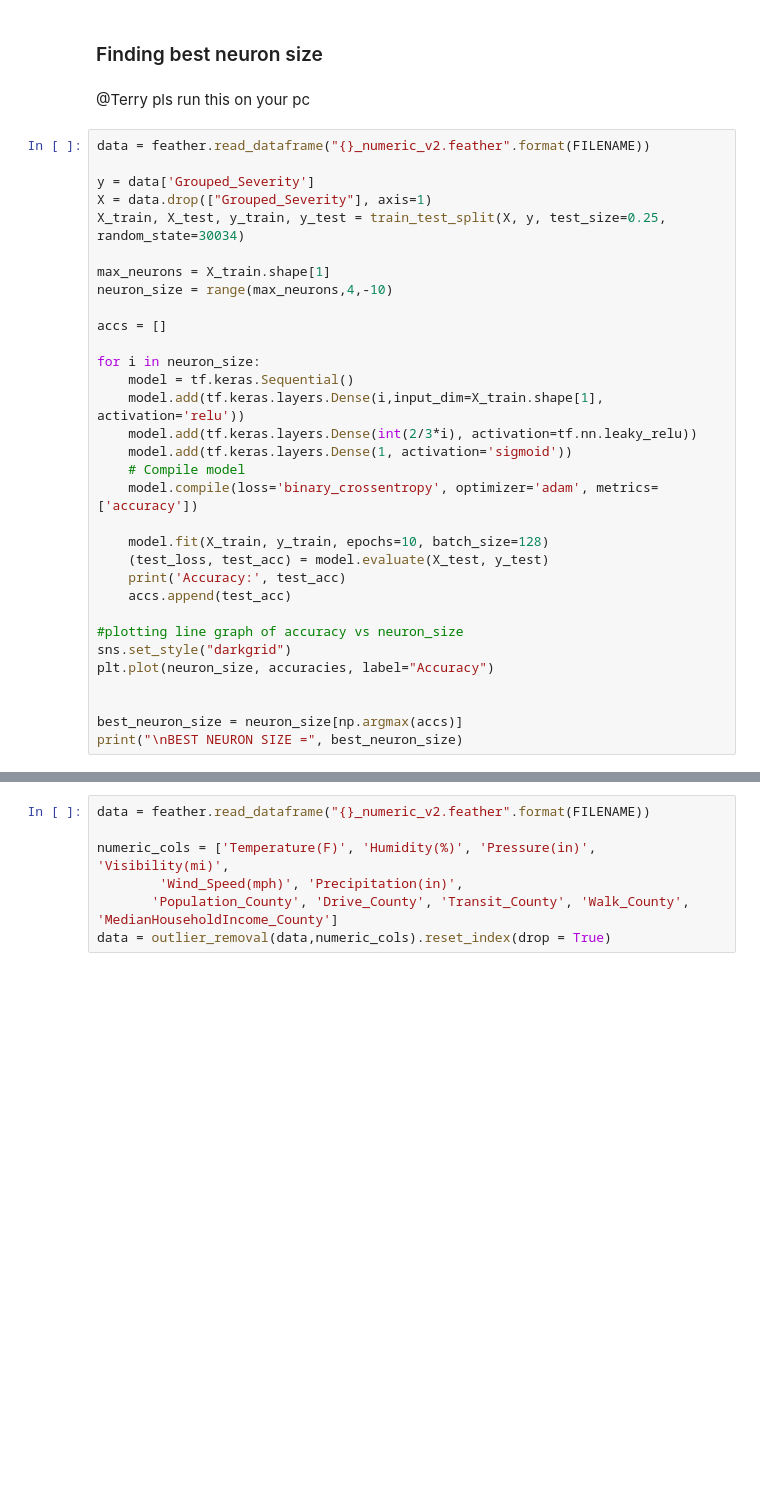
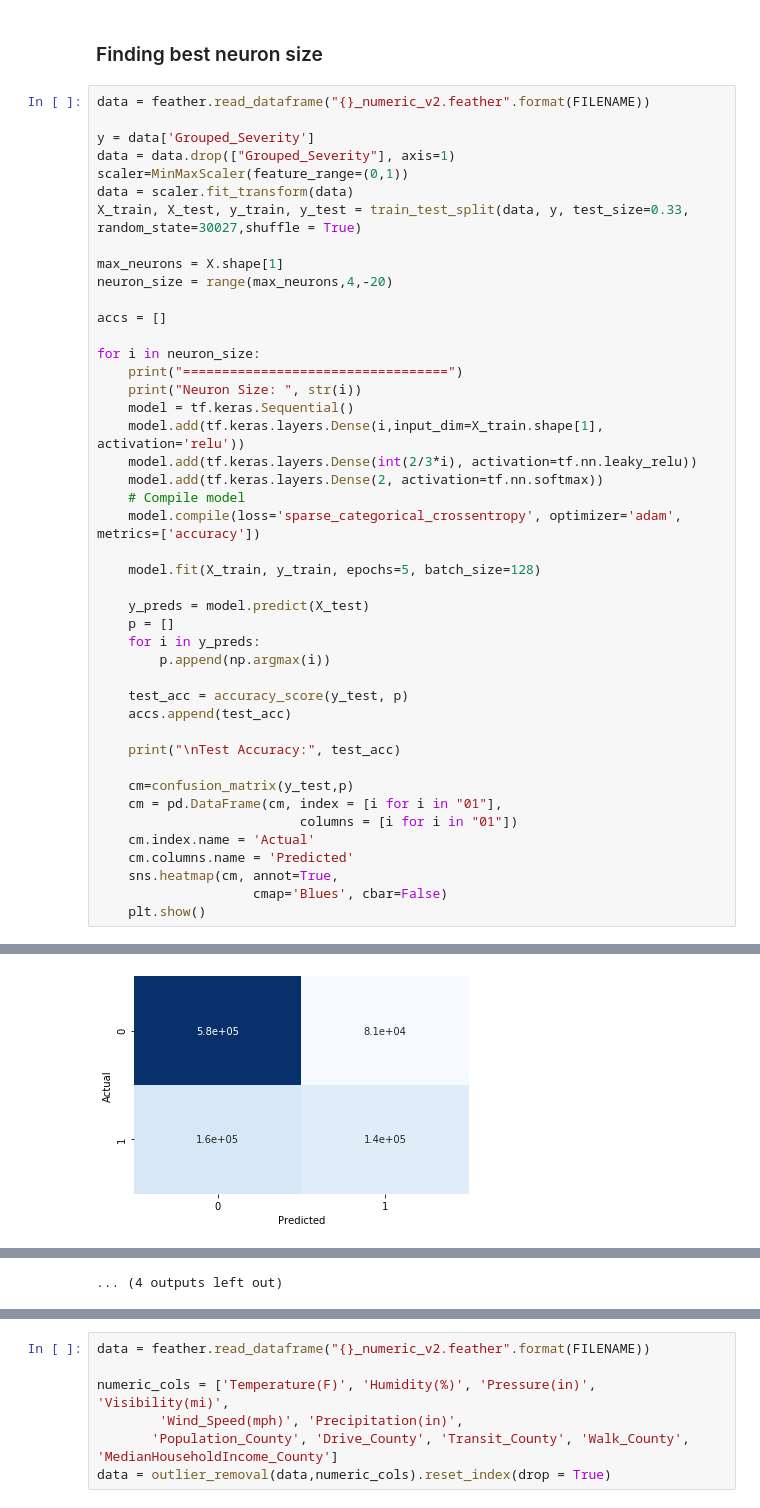
Before and after one commit to Abhilash240800/FinalProject_USAccidents, a Jupyter notebook: Jupyter Notebooks/NeuralNet_v2.ipynb, the cells around one changed output, grey strips where cells are left out. Saved outputs shown, nothing was run; the diff lists cells and outputs as text; blank space fills up the shorter version.

```diff
--- a/Jupyter Notebooks/NeuralNet_v2.ipynb
+++ b/Jupyter Notebooks/NeuralNet_v2.ipynb
@@ -426,36 +586,47 @@ KeyboardInterrupt:
 # %% [markdown]
 ### Finding best neuron size
-# %% [markdown]
-@Terry pls run this on your pc
 # %%
 data = feather.read_dataframe("{}_numeric_v2.feather".format(FILENAME))
 
 y = data['Grouped_Severity']
-X = data.drop(["Grouped_Severity"], axis=1)
-X_train, X_test, y_train, y_test = train_test_split(X, y, test_size=0.25, random_state=30034)
+data = data.drop(["Grouped_Severity"], axis=1)
+scaler=MinMaxScaler(feature_range=(0,1))
+data = scaler.fit_transform(data)
+X_train, X_test, y_train, y_test = train_test_split(data, y, test_size=0.33, random_state=30027,shuffle = True)
 
-max_neurons = X_train.shape[1]
-neuron_size = range(max_neurons,4,-10)
+max_neurons = X.shape[1]
+neuron_size = range(max_neurons,4,-20)
 
 accs = []
 
 for i in neuron_size:
+    print("==================================")
+    print("Neuron Size: ", str(i))
     model = tf.keras.Sequential()
     model.add(tf.keras.layers.Dense(i,input_dim=X_train.shape[1], activation='relu'))
     model.add(tf.keras.layers.Dense(int(2/3*i), activation=tf.nn.leaky_relu))
-    model.add(tf.keras.layers.Dense(1, activation='sigmoid'))
+    model.add(tf.keras.layers.Dense(2, activation=tf.nn.softmax))
     # Compile model
-    model.compile(loss='binary_crossentropy', optimizer='adam', metrics=['accuracy'])
+    model.compile(loss='sparse_categorical_crossentropy', optimizer='adam', metrics=['accuracy'])
 
-    model.fit(X_train, y_train, epochs=10, batch_size=128)
-    (test_loss, test_acc) = model.evaluate(X_test, y_test)
-    print('Accuracy:', test_acc)
+    model.fit(X_train, y_train, epochs=5, batch_size=128)
+
+    y_preds = model.predict(X_test)
+    p = []
+    for i in y_preds:
+        p.append(np.argmax(i))
+
+    test_acc = accuracy_score(y_test, p)
     accs.append(test_acc)
 
-#plotting line graph of accuracy vs neuron_size
-sns.set_style("darkgrid")
-plt.plot(neuron_size, accuracies, label="Accuracy")
+    print("\nTest Accuracy:", test_acc)
 
-
-best_neuron_size = neuron_size[np.argmax(accs)]
-print("\nBEST NEURON SIZE =", best_neuron_size)
+    cm=confusion_matrix(y_test,p)
+    cm = pd.DataFrame(cm, index = [i for i in "01"],
+                          columns = [i for i in "01"])
+    cm.index.name = 'Actual'
+    cm.columns.name = 'Predicted'
+    sns.heatmap(cm, annot=True,
+                    cmap='Blues', cbar=False)
+    plt.show()
+# %% [output]
@@ -461,0 +647 @@ print("\nBEST NEURON SIZE =", best_neuron_size)
+[figure, added]
@@ -461,0 +723 @@ print("\nBEST NEURON SIZE =", best_neuron_size)
+... (4 outputs left out)
```
Also changed, not shown: parts of 24 cells of this notebook, 1 other file.
